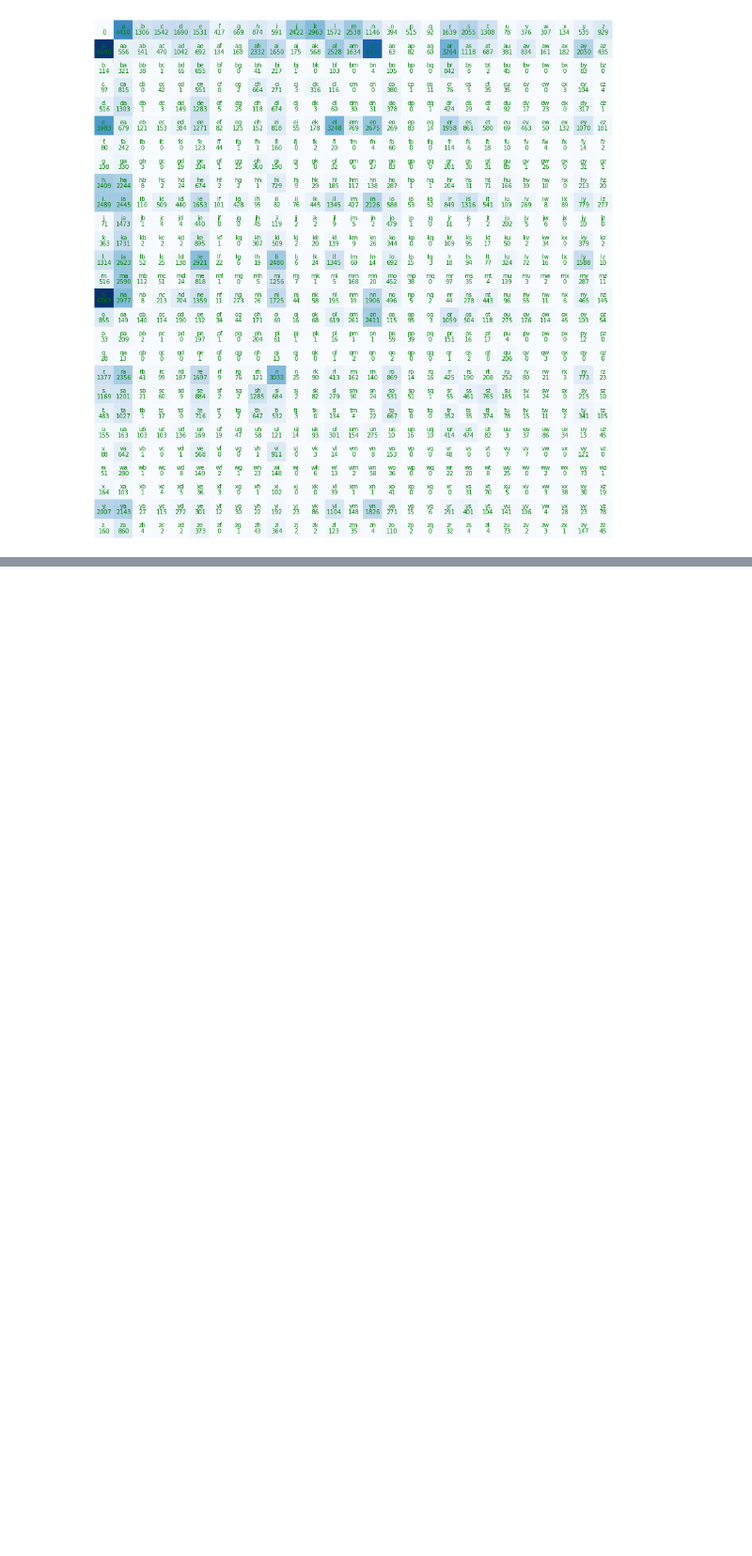
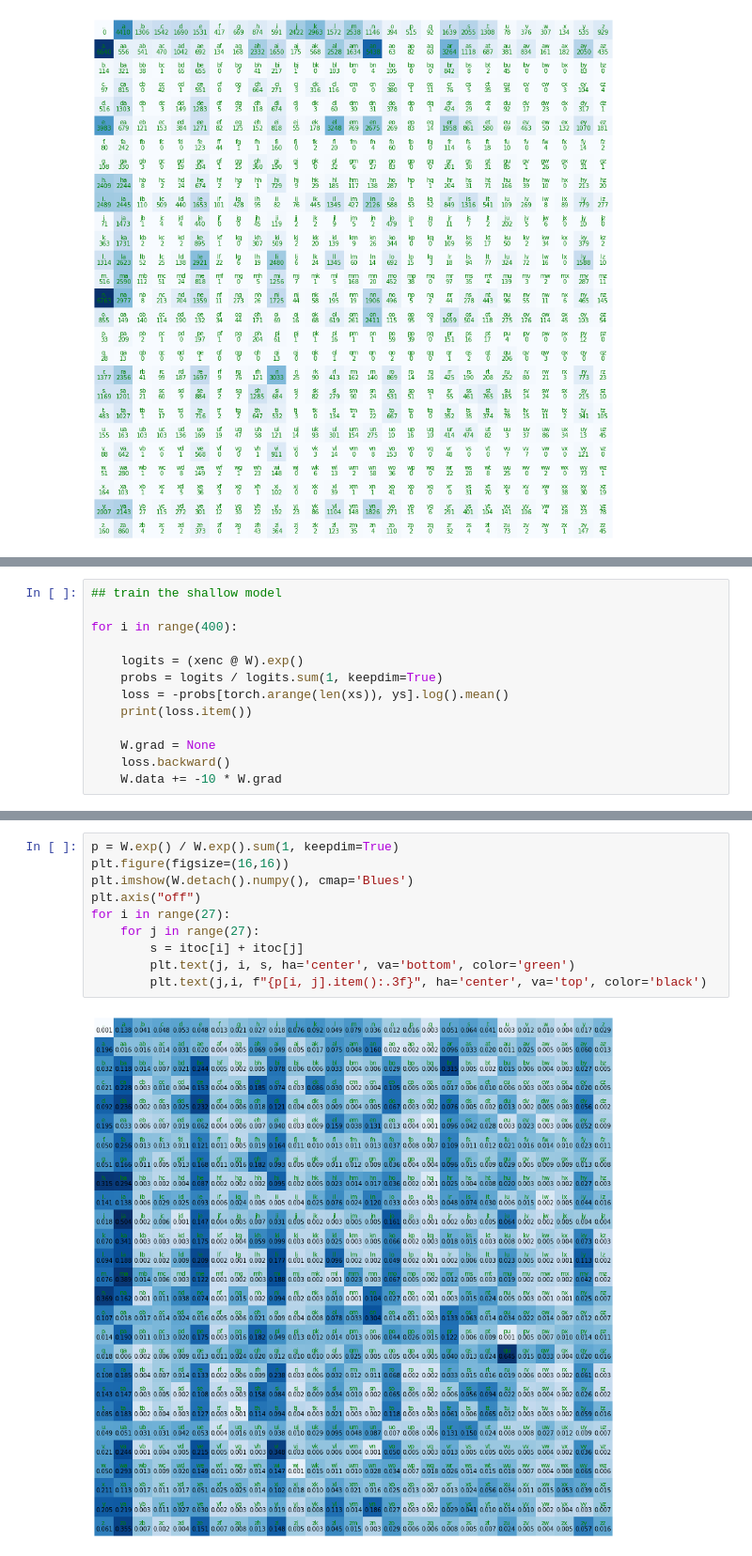
Before and after one commit to PetraZ/language_model, a Jupyter notebook: bigram.ipynb, the cells around one changed output, grey strips where cells are left out. Shown at 94% size. Saved outputs shown, nothing was run; the diff lists cells and outputs as text; blank space fills up the shorter version.

```diff
--- a/bigram.ipynb
+++ b/bigram.ipynb
@@ -132,0 +196,13 @@ obi.
+# %%
+## train the shallow model
+
+for i in range(400):
+
+    logits = (xenc @ W).exp()
+    probs = logits / logits.sum(1, keepdim=True)
+    loss = -probs[torch.arange(len(xs)), ys].log().mean()
+    print(loss.item())
+
+    W.grad = None
+    loss.backward()
+    W.data += -10 * W.grad
@@ -132,0 +227,12 @@ obi.
+# %%
+p = W.exp() / W.exp().sum(1, keepdim=True)
+plt.figure(figsize=(16,16))
+plt.imshow(W.detach().numpy(), cmap='Blues')
+plt.axis("off")
+for i in range(27):
+    for j in range(27):
+        s = itoc[i] + itoc[j]
+        plt.text(j, i, s, ha='center', va='bottom', color='green')
+        plt.text(j,i, f"{p[i, j].item():.3f}", ha='center', va='top', color='black')
+# %% [output]
+[figure, added]
```
Also changed, not shown: parts of 12 cells of this notebook.
